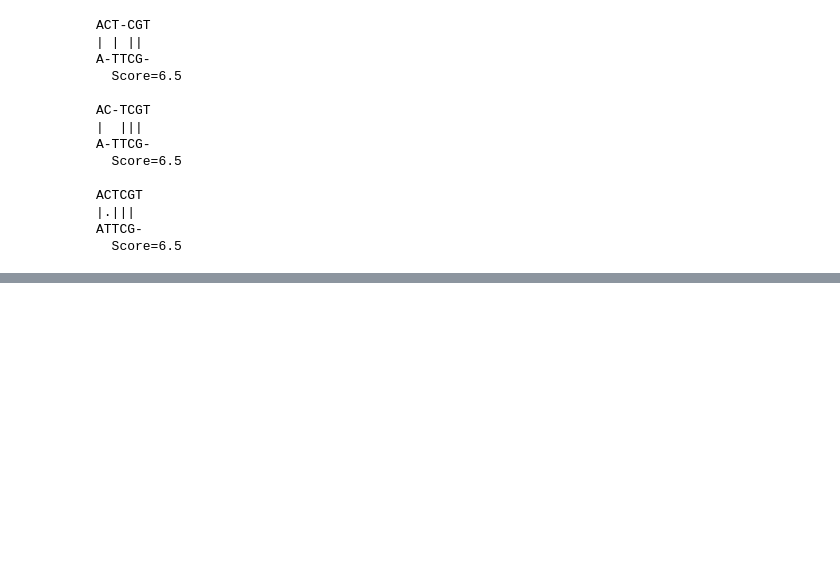
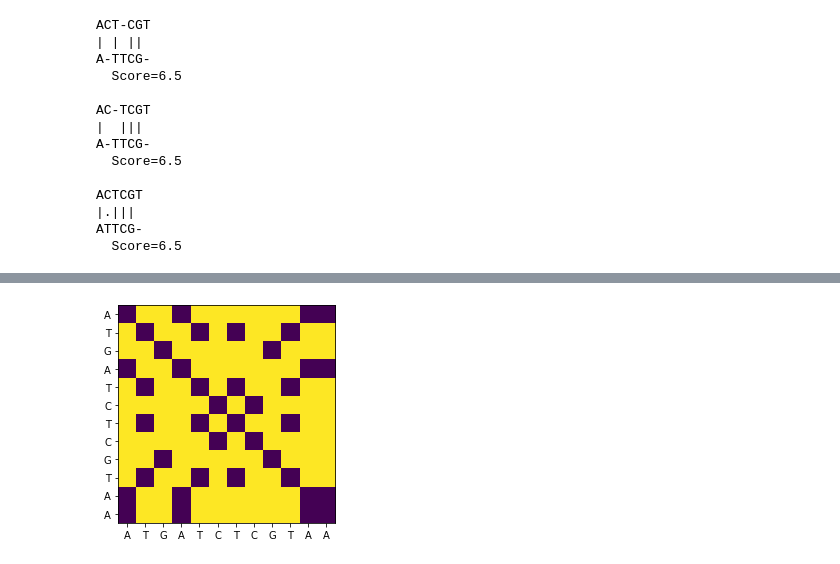
Before and after one commit to leonardocustodio/Bioinformatica_Exercicios, a Jupyter notebook: biopython.ipynb, the cells around one changed output, grey strips where cells are left out. Saved outputs shown, nothing was run; the diff lists cells and outputs as text; code cells hidden in the pictures; blank space fills up the shorter version.

```diff
--- a/biopython.ipynb
+++ b/biopython.ipynb
@@ -470,0 +585,4 @@ ATTCG-
+# %%
+dotplotx(dna1,dna1)
+# %% [output]
+[figure, added]
```
Also changed, not shown: parts of 13 cells of this notebook.
